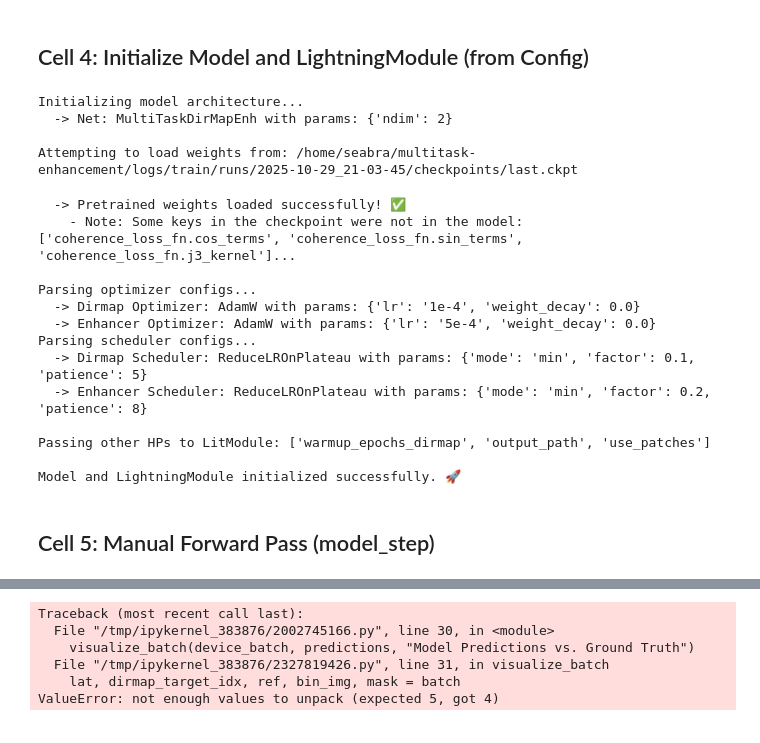
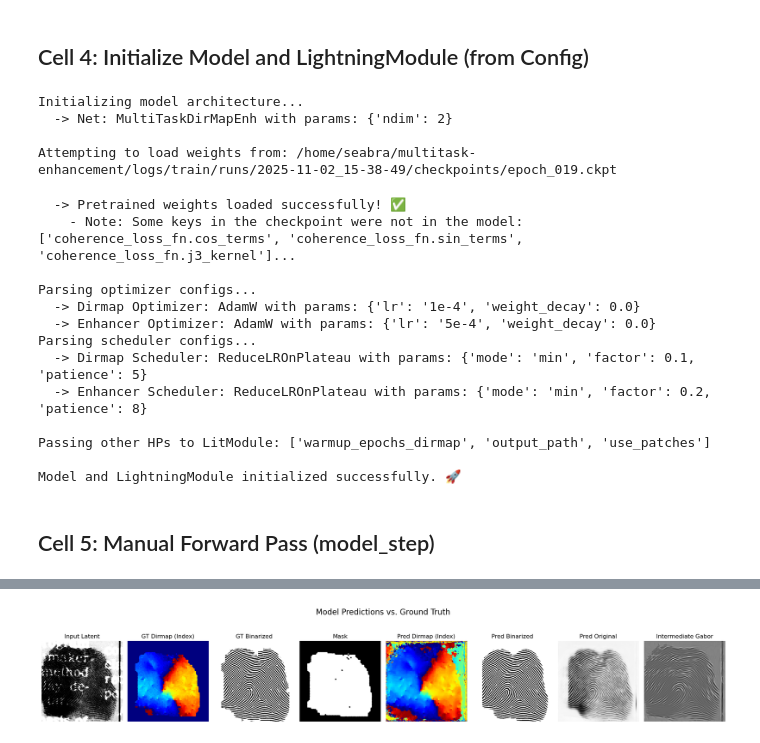
Before and after one commit to gdseabra/multitask-enhancement, a Jupyter notebook: notebooks/model_debug.ipynb, the cells around one changed output, grey strips where cells are left out. Saved outputs shown, nothing was run; the diff lists cells and outputs as text; code cells hidden in the pictures.

```diff
--- a/notebooks/model_debug.ipynb
+++ b/notebooks/model_debug.ipynb
@@ -231,7 +229,7 @@ ValueError: not enough values to unpack (expected 5, got 4)
 # --- ❗️ CONFIGURATION: SET YOUR WEIGHTS FILE PATH HERE ---
 # Set the full path to your pretrained model .pth or .ckpt file.
 # If you don't want to load weights, set this to None.
-PRETRAINED_WEIGHTS_PATH = "/home/seabra/multitask-enhancement/logs/train/runs/2025-10-29_21-03-45/checkpoints/last.ckpt"
+PRETRAINED_WEIGHTS_PATH = "/home/seabra/multitask-enhancement/logs/train/runs/2025-11-02_15-38-49/checkpoints/epoch_019.ckpt"
 # Example: PRETRAINED_WEIGHTS_PATH = "/home/seabra/multitask-enhancement/checkpoints/last.ckpt"
 
 try:
@@ -341,7 +339,7 @@ except Exception as e:
 Initializing model architecture...
   -> Net: MultiTaskDirMapEnh with params: {'ndim': 2}
 
-Attempting to load weights from: /home/seabra/multitask-enhancement/logs/train/runs/2025-10-29_21-03-45/checkpoints/last.ckpt
+Attempting to load weights from: /home/seabra/multitask-enhancement/logs/train/runs/2025-11-02_15-38-49/checkpoints/epoch_019.ckpt
   -> Pretrained weights loaded successfully! ✅
     - Note: Some keys in the checkpoint were not in the model: ['coherence_loss_fn.cos_terms', 'coherence_loss_fn.sin_terms', 'coherence_loss_fn.j3_kernel']...
 
@@ -363,8 +361,8 @@ if 'batch' not in locals():
     print("❌ 'batch' is not defined. Please re-run Cell 3 to load the data first.")
 else:
     # Move the batch to the same device as the model
-    x, target_dirmap_idx, y_bin, mask = [t.to(DEVICE) for t in batch]
-    device_batch = (x, target_dirmap_idx, y_bin, mask)
+    x, target_dirmap_idx, y_bin, y_orig, mask = [t.to(DEVICE) for t in batch]
+    device_batch = (x, target_dirmap_idx, y_bin, y_orig, mask)
 
     # --- Perform a single forward pass and calculate losses ---
     print("Running a single `model_step` (Forward Pass + Loss Calculation)...")
@@ -404,9 +401,4 @@ Total Loss:             4.3320
-Traceback (most recent call last):
-  File "/tmp/ipykernel_383876/2002745166.py", line 30, in <module>
-    visualize_batch(device_batch, predictions, "Model Predictions vs. Ground Truth")
-  File "/tmp/ipykernel_383876/2327819426.py", line 31, in visualize_batch
-    lat, dirmap_target_idx, ref, bin_img, mask = batch
-ValueError: not enough values to unpack (expected 5, got 4)
+[figure, added]
 # %%
 import torch.nn.functional as F
 
```
Also changed, not shown: parts of 8 cells of this notebook, 5 other files.
